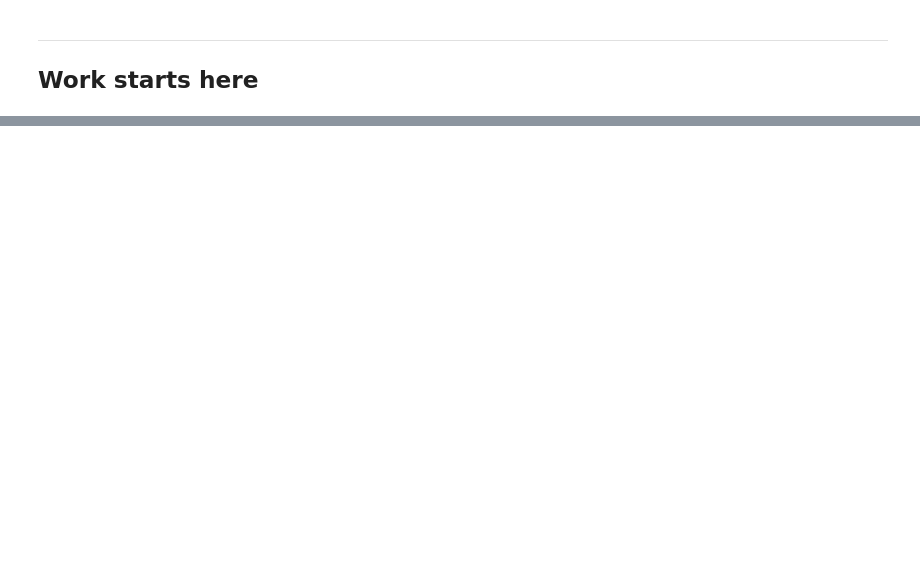
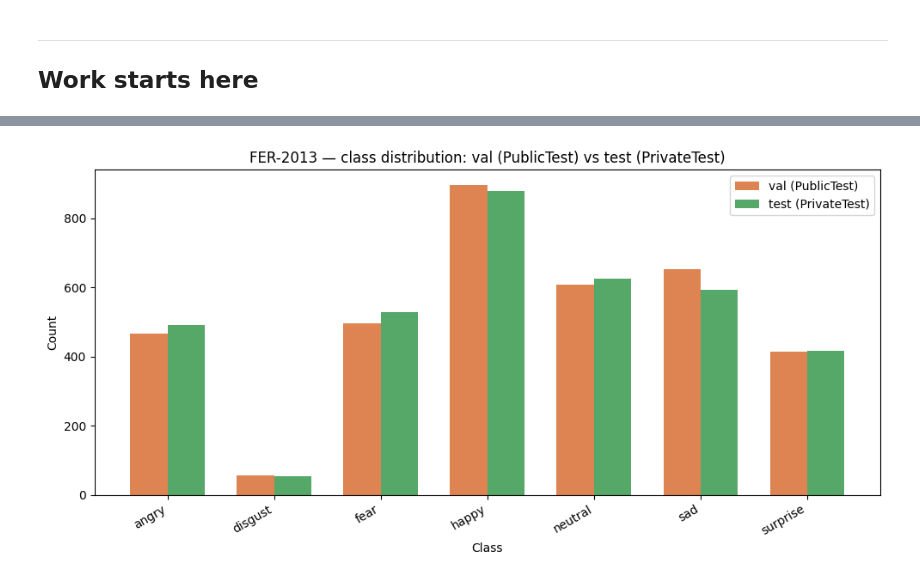
Before and after one commit to SalilaLivera/ChatBOT, a Jupyter notebook: ml/fer/notebooks/01_dataset_exploration.ipynb, the cells around one changed output, grey strips where cells are left out. Saved outputs shown, nothing was run; the diff lists cells and outputs as text; code cells hidden in the pictures; blank space fills up the shorter version.

```diff
--- a/ml/fer/notebooks/01_dataset_exploration.ipynb
+++ b/ml/fer/notebooks/01_dataset_exploration.ipynb
@@ -59,0 +490,87 @@ RUN["run_id"]
+# %%
+cross_tab = pd.crosstab(splits, prefixes)
+for p in ("Training_", "PublicTest_", "PrivateTest_", "other"):
+    if p not in cross_tab.columns:
+        cross_tab[p] = 0
+cross_tab = cross_tab[["Training_", "PublicTest_", "PrivateTest_", "other"]]
+print("split x prefix cross-tabulation:")
+print(cross_tab.to_string())
+print()
+
+train_only_training = bool(((splits == "train") & (prefixes != "Training_")).sum() == 0)
+test_only_valtest = bool(((splits == "test") &
+                           ~np.isin(prefixes, ["PublicTest_", "PrivateTest_"])).sum() == 0)
+zero_other = bool((prefixes == "other").sum() == 0)
+
+checks = {
+    "train/ contains ONLY Training_ files": train_only_training,
+    "test/ contains ONLY PublicTest_ and PrivateTest_ files": test_only_valtest,
+    "zero other-prefix files": zero_other,
+}
+print("PREFIX CENSUS RESULTS:")
+for desc, passed in checks.items():
+    print(f"  [{'PASS' if passed else 'FAIL'}] {desc}")
+
+all_passed = all(checks.values())
+if not all_passed:
+    print()
+    print("!" * 70)
+    print("!!  PREFIX CENSUS FAILED — split integrity assumption violated  !!")
+    print("!" * 70)
+else:
+    print()
+    print("Prefix census: ALL CHECKS PASSED.")
+
+VAL_MASK = (splits == "test") & (prefixes == "PublicTest_")
+TEST_MASK = (splits == "test") & (prefixes == "PrivateTest_")
+TRAIN_MASK = (splits == "train") & (prefixes == "Training_")
+
+print()
+print("Logical group counts:")
+print(f"  TRAIN (train/ + Training_):        {int(TRAIN_MASK.sum())}")
+print(f"  VAL   (test/  + PublicTest_):       {int(VAL_MASK.sum())}")
+print(f"  TEST  (test/  + PrivateTest_):      {int(TEST_MASK.sum())}")
+
+val_dist = class_distribution_table(VAL_MASK)
+test_only_dist = class_distribution_table(TEST_MASK)
+print()
+print("VAL (PublicTest) class distribution:")
+print(val_dist.to_string(index=False))
+print()
+print("TEST (PrivateTest) class distribution:")
+print(test_only_dist.to_string(index=False))
+
+# --- plots that depend on the VAL/TEST split ---------------------------
+fig, ax = plt.subplots(figsize=(10, 5))
+width = 0.35
+xpos = np.arange(len(CLASS_NAMES))
+ax.bar(xpos - width / 2, val_dist["count"], width, label="val (PublicTest)", color="#DD8452")
+ax.bar(xpos + width / 2, test_only_dist["count"], width, label="test (PrivateTest)", color="#55A868")
+ax.set_xticks(xpos)
+ax.set_xticklabels(CLASS_NAMES, rotation=30, ha="right")
+ax.set_xlabel("Class")
+ax.set_ylabel("Count")
+ax.set_title("FER-2013 — class distribution: val (PublicTest) vs test (PrivateTest)")
+ax.legend()
+plt.tight_layout()
+plt.savefig(os.path.join(PLOT_DIR, "class_distribution_val_test.png"), dpi=150, bbox_inches="tight")
+plt.show()
+
+fig, ax = plt.subplots(figsize=(10, 5))
+train_prop = train_dist["count"] / max(train_dist["count"].sum(), 1)
+val_prop = val_dist["count"] / max(val_dist["count"].sum(), 1)
+test_prop = test_only_dist["count"] / max(test_only_dist["count"].sum(), 1)
+w3 = 0.25
+ax.bar(xpos - w3, train_prop, w3, label="train", color="#4C72B0")
+ax.bar(xpos, val_prop, w3, label="val (PublicTest)", color="#DD8452")
+ax.bar(xpos + w3, test_prop, w3, label="test (PrivateTest)", color="#55A868")
+ax.set_xticks(xpos)
+ax.set_xticklabels(CLASS_NAMES, rotation=30, ha="right")
+ax.set_xlabel("Class")
+ax.set_ylabel("Proportion of split")
+ax.set_title("FER-2013 — class proportions: train vs val vs test")
+ax.legend()
+plt.tight_layout()
+plt.savefig(os.path.join(PLOT_DIR, "class_proportions_comparison.png"), dpi=150, bbox_inches="tight")
+plt.show()
+# %% [output]
@@ -59,0 +594 @@ RUN["run_id"]
+[figure, added]
```
Also changed, not shown: parts of 33 cells of this notebook, 23 other files.
